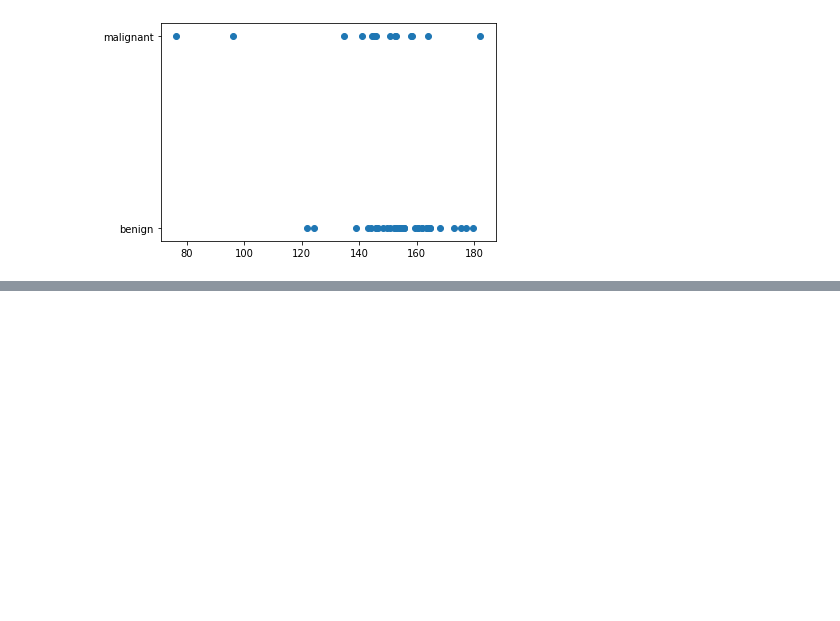
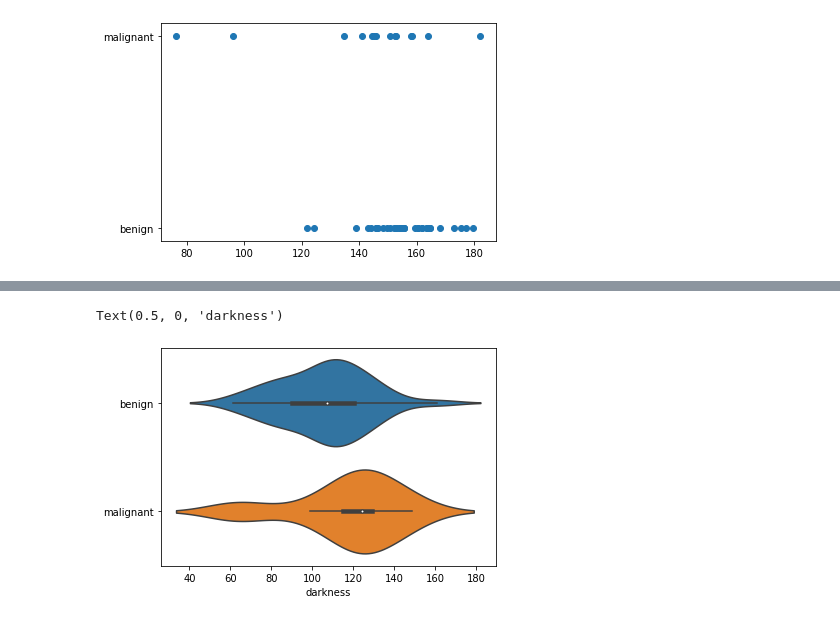
Before and after one commit to fredhutchio/ml-melanoma-example, a Jupyter notebook: novice/Correlation.ipynb, the cells around one changed output, grey strips where cells are left out. Cells and saved outputs as stored; diff of their text form; code cells hidden in the pictures; blank space fills up the shorter version.

```diff
--- a/novice/Correlation.ipynb
+++ b/novice/Correlation.ipynb
@@ -133,0 +146,6 @@ sns.violinplot(intensities,flags) # need to validate
+# %%
+sns.violinplot(segmented_intensities, flags)
+plt.xlabel('darkness')
+# %% [output]
+Text(0.5, 0, 'darkness')
+[figure, added]
```
Also changed, not shown: parts of 11 cells of this notebook, 1 other file.
